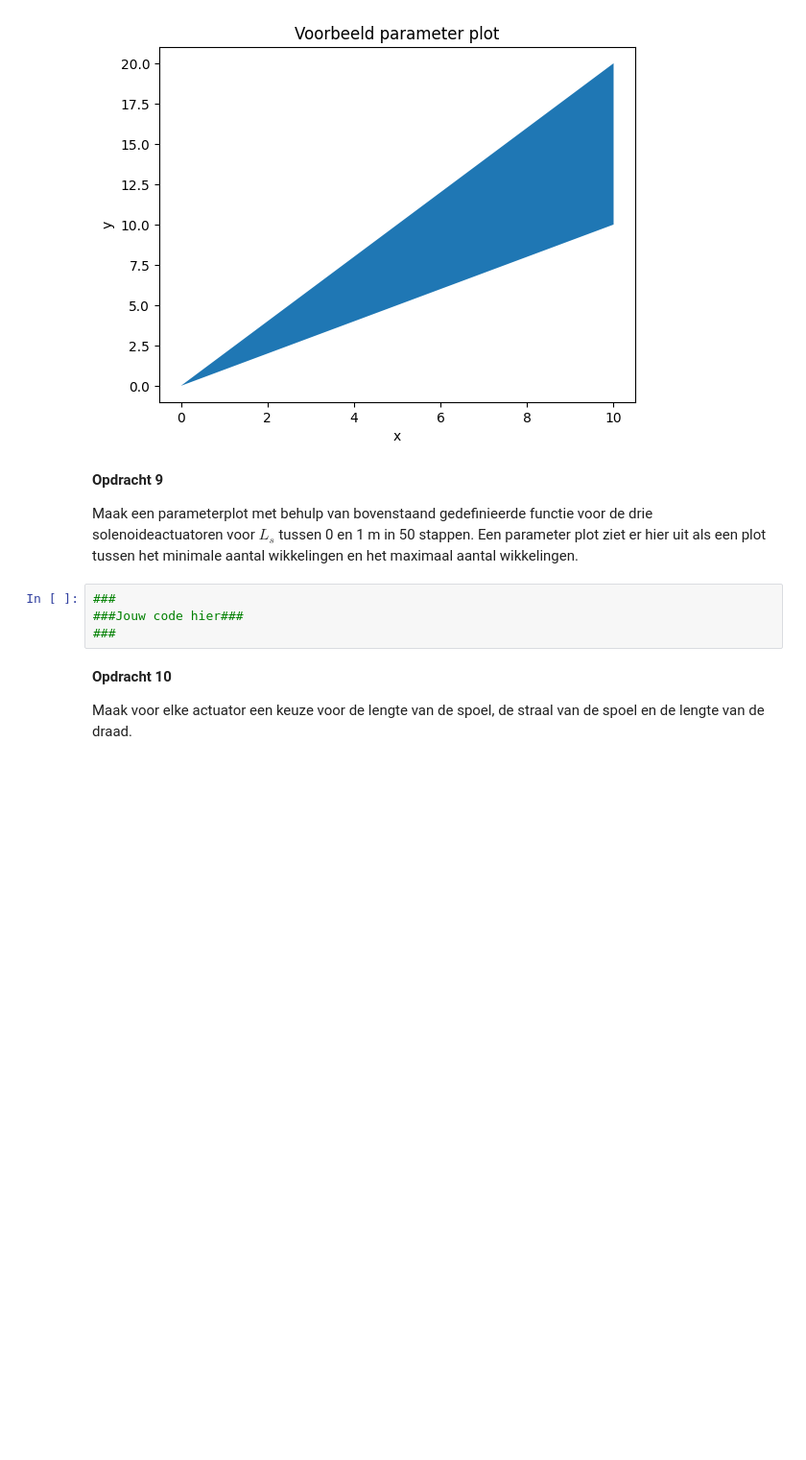
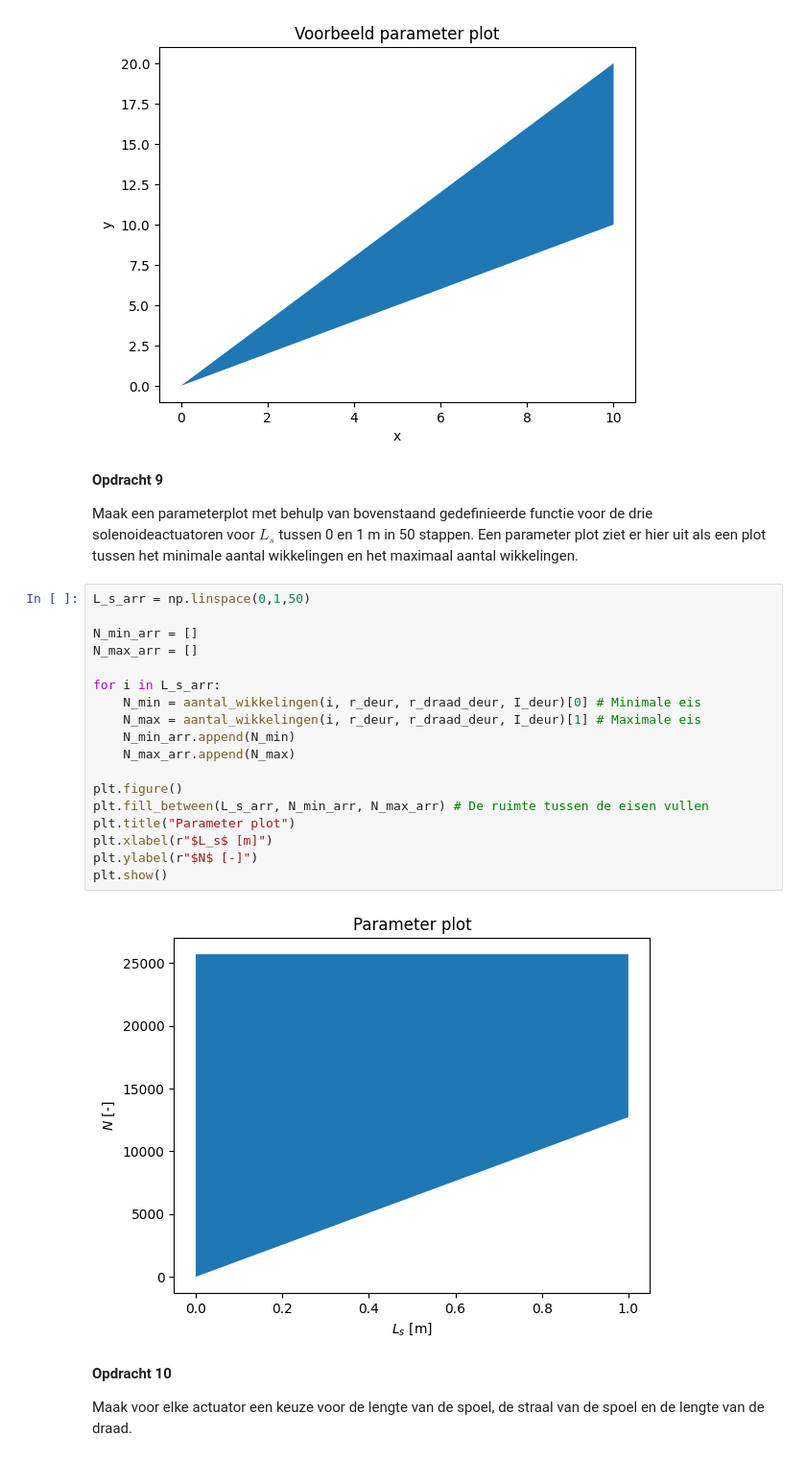
Before and after one commit to thaak123/THAAK-opdrachten-DEF-D, a Jupyter notebook: 2KrachtactuatorOpdracht/2KrachtactuatorOpdracht/KrachtactuatorOpdracht.ipynb, the cells around one changed output. Shown at 96% size. Cells and saved outputs as stored; diff of their text form; blank space fills up the shorter version.

```diff
--- a/2KrachtactuatorOpdracht/2KrachtactuatorOpdracht/KrachtactuatorOpdracht.ipynb
+++ b/2KrachtactuatorOpdracht/2KrachtactuatorOpdracht/KrachtactuatorOpdracht.ipynb
@@ -276,9 +278,25 @@ Text(0, 0.5, 'y')
 
 Maak een parameterplot met behulp van bovenstaand gedefinieerde functie voor de drie solenoideactuatoren voor $L_s$ tussen 0 en 1 m in 50 stappen. Een parameter plot ziet er hier uit als een plot tussen het minimale aantal wikkelingen en het maximaal aantal wikkelingen.
 # %%
-###
-###Jouw code hier###
-###
+L_s_arr = np.linspace(0,1,50)
+
+N_min_arr = []
+N_max_arr = []
+
+for i in L_s_arr:
+    N_min = aantal_wikkelingen(i, r_deur, r_draad_deur, I_deur)[0] # Minimale eis
+    N_max = aantal_wikkelingen(i, r_deur, r_draad_deur, I_deur)[1] # Maximale eis
+    N_min_arr.append(N_min)
+    N_max_arr.append(N_max)
+
+plt.figure()
+plt.fill_between(L_s_arr, N_min_arr, N_max_arr) # De ruimte tussen de eisen vullen
+plt.title("Parameter plot")
+plt.xlabel(r"$L_s$ [m]")
+plt.ylabel(r"$N$ [-]")
+plt.show()
+# %% [output]
+[figure, added]
 # %% [markdown]
 **Opdracht 10**
 
```
Also changed, not shown: parts of 1 cell of this notebook.
